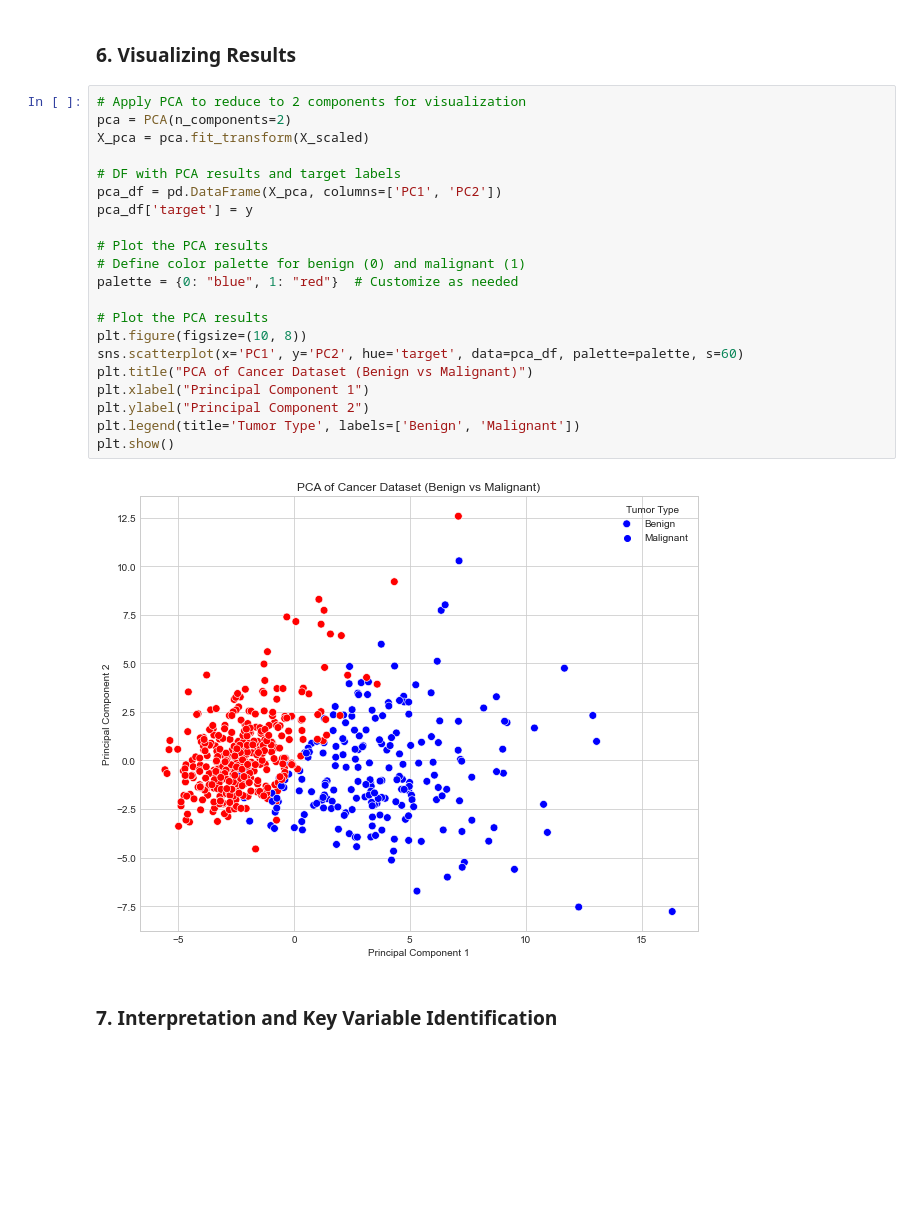
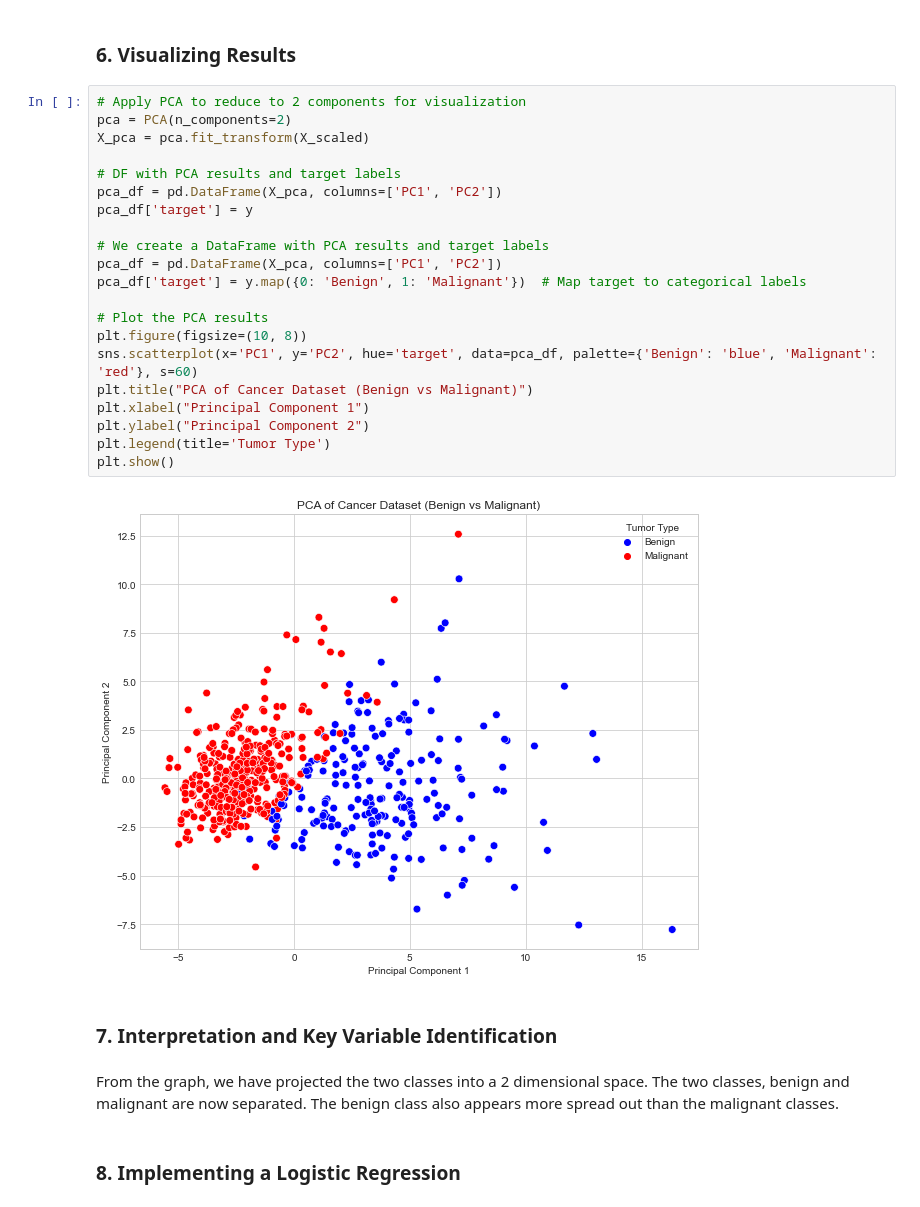
Before and after one commit to MugoDom/pca-anderson-cancer-center, a Jupyter notebook: pca_analysis.ipynb, the cells around one changed output. Cells and saved outputs as stored; diff of their text form; blank space fills up the shorter version.

```diff
--- a/pca_analysis.ipynb
+++ b/pca_analysis.ipynb
@@ -227,25 +227,29 @@ print(explained_variance_ratio)
 # %%
 # Apply PCA to reduce to 2 components for visualization
 pca = PCA(n_components=2)
 X_pca = pca.fit_transform(X_scaled)
 
 # DF with PCA results and target labels
 pca_df = pd.DataFrame(X_pca, columns=['PC1', 'PC2'])
 pca_df['target'] = y
 
-# Plot the PCA results
-# Define color palette for benign (0) and malignant (1)
-palette = {0: "blue", 1: "red"}  # Customize as needed
+# We create a DataFrame with PCA results and target labels
+pca_df = pd.DataFrame(X_pca, columns=['PC1', 'PC2'])
+pca_df['target'] = y.map({0: 'Benign', 1: 'Malignant'})  # Map target to categorical labels
 
 # Plot the PCA results
 plt.figure(figsize=(10, 8))
-sns.scatterplot(x='PC1', y='PC2', hue='target', data=pca_df, palette=palette, s=60)
+sns.scatterplot(x='PC1', y='PC2', hue='target', data=pca_df, palette={'Benign': 'blue', 'Malignant': 'red'}, s=60)
 plt.title("PCA of Cancer Dataset (Benign vs Malignant)")
 plt.xlabel("Principal Component 1")
 plt.ylabel("Principal Component 2")
-plt.legend(title='Tumor Type', labels=['Benign', 'Malignant'])
+plt.legend(title='Tumor Type')
 plt.show()
 # %% [output]
-[figure, old version]
+[figure, new version]
 # %% [markdown]
 ### 7. Interpretation and Key Variable Identification
+# %% [markdown]
+From the graph, we have projected the two classes into a 2 dimensional space. The two classes, benign and malignant are now separated. The benign class also appears more spread out than the malignant classes.
+# %% [markdown]
+### 8. Implementing a Logistic Regression
```
Also changed, not shown: parts of 2 cells of this notebook.
